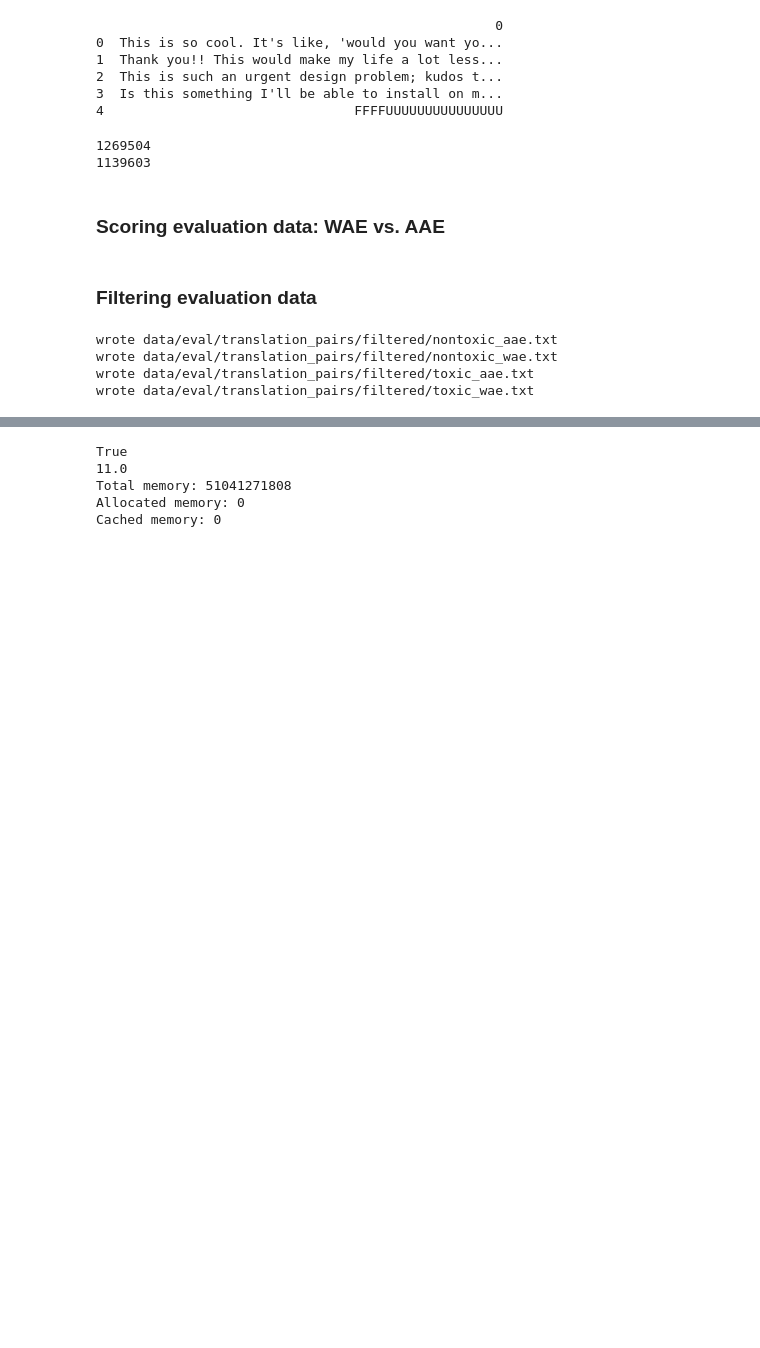
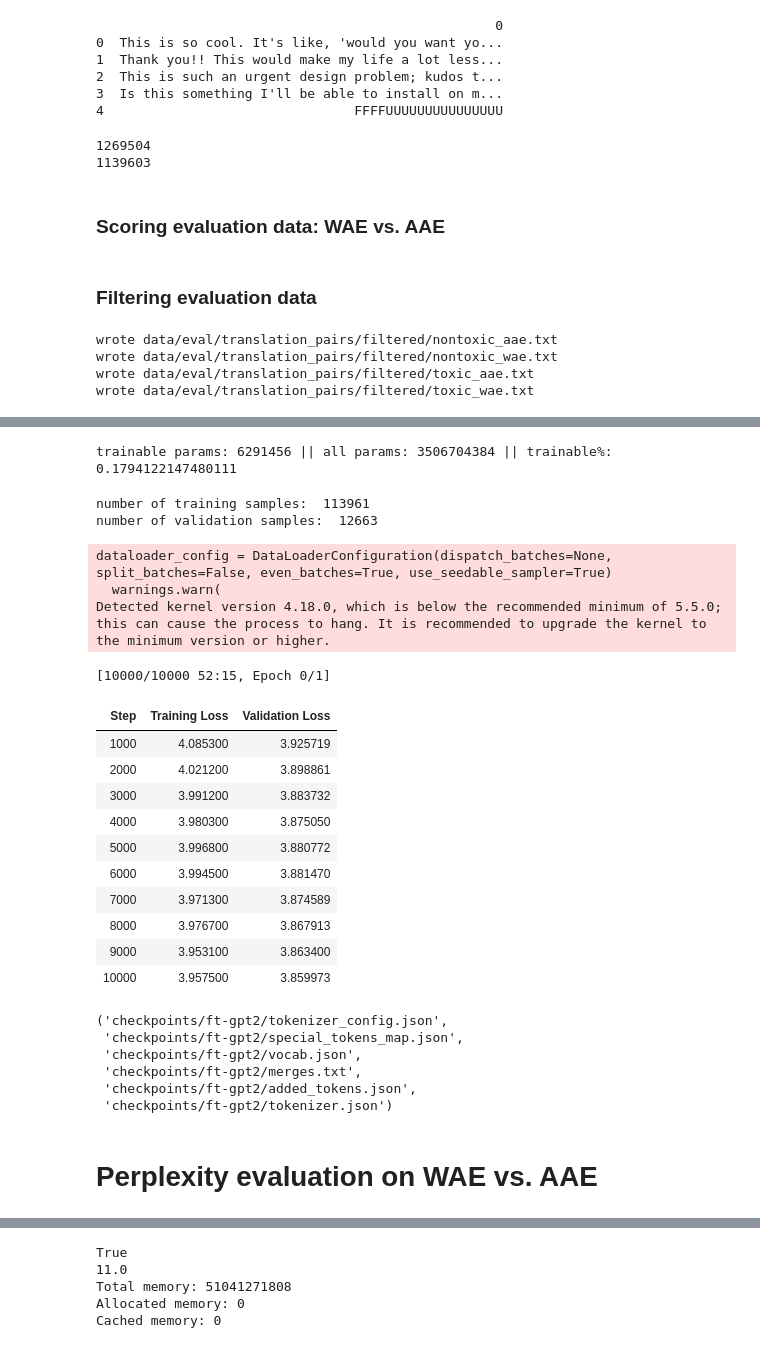
Before and after one commit to neulab/llments, a Jupyter notebook: examples/detoxification_bias/replication.ipynb, the cells around one changed output, grey strips where cells are left out. Cells and saved outputs as stored; diff of their text form; code cells hidden in the pictures; blank space fills up the shorter version.

```diff
--- a/examples/detoxification_bias/replication.ipynb
+++ b/examples/detoxification_bias/replication.ipynb
@@ -179,0 +283,15 @@ wrote data/eval/translation_pairs/filtered/toxic_wae.txt
+# %%
+model = prepare_model_for_kbit_training(model)
+model = get_peft_model(model, lora_config)
+print_trainable_params(model)
+# %% [output]
+trainable params: 6291456 || all params: 3506704384 || trainable%: 0.1794122147480111
+# %%
+train_dataset = train_subset.map(lambda examples: tokenize_function(examples, tokenizer), batched=True)
+eval_dataset = eval_subset.map(lambda examples: tokenize_function(examples, tokenizer), batched=True)
+# %%
+print("number of training samples: ", len(train_dataset))
+print("number of validation samples: ", len(eval_dataset))
+# %% [output]
+number of training samples:  113961
+number of validation samples:  12663
@@ -179,0 +351,39 @@ wrote data/eval/translation_pairs/filtered/toxic_wae.txt
+# %%
+trainer = Trainer(
+    model=model,
+    args=training_args,
+    data_collator=data_collator,
+    train_dataset=train_dataset,
+    eval_dataset=eval_dataset
+)
+# %% [output]
+dataloader_config = DataLoaderConfiguration(dispatch_batches=None, split_batches=False, even_batches=True, use_seedable_sampler=True)
+  warnings.warn(
+Detected kernel version 4.18.0, which is below the recommended minimum of 5.5.0; this can cause the process to hang. It is recommended to upgrade the kernel to the minimum version or higher.
+# %%
+# Training for GPT2
+trainer.train()
+trainer.save_model()
+# %% [output]
+[10000/10000 52:15, Epoch 0/1]
+| Step | Training Loss | Validation Loss |
+| 1000 | 4.085300 | 3.925719 |
+| 2000 | 4.021200 | 3.898861 |
+| 3000 | 3.991200 | 3.883732 |
+| 4000 | 3.980300 | 3.875050 |
+| 5000 | 3.996800 | 3.880772 |
+| 6000 | 3.994500 | 3.881470 |
+| 7000 | 3.971300 | 3.874589 |
+| 8000 | 3.976700 | 3.867913 |
+| 9000 | 3.953100 | 3.863400 |
+| 10000 | 3.957500 | 3.859973 |
+# %%
+# re-save the tokenizer to the same directory
+tokenizer.save_pretrained(training_args.output_dir)
+# %% [output]
+('checkpoints/ft-gpt2/tokenizer_config.json',
+ 'checkpoints/ft-gpt2/special_tokens_map.json',
+ 'checkpoints/ft-gpt2/vocab.json',
+ 'checkpoints/ft-gpt2/merges.txt',
+ 'checkpoints/ft-gpt2/added_tokens.json',
+ 'checkpoints/ft-gpt2/tokenizer.json')
@@ -179,0 +394,2 @@ wrote data/eval/translation_pairs/filtered/toxic_wae.txt
+# %% [markdown]
+# Perplexity evaluation on WAE vs. AAE
```
Also changed, not shown: parts of 69 cells of this notebook, 3 other files.
